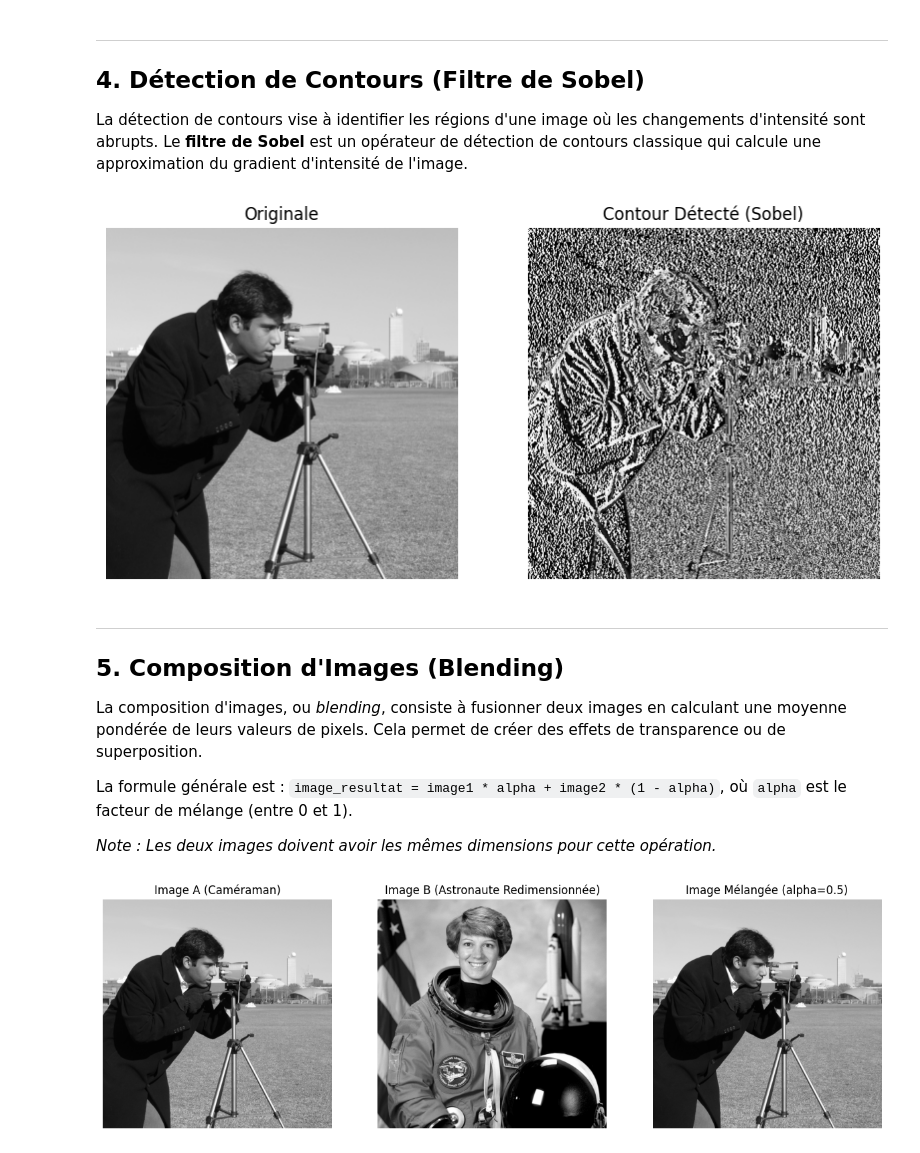
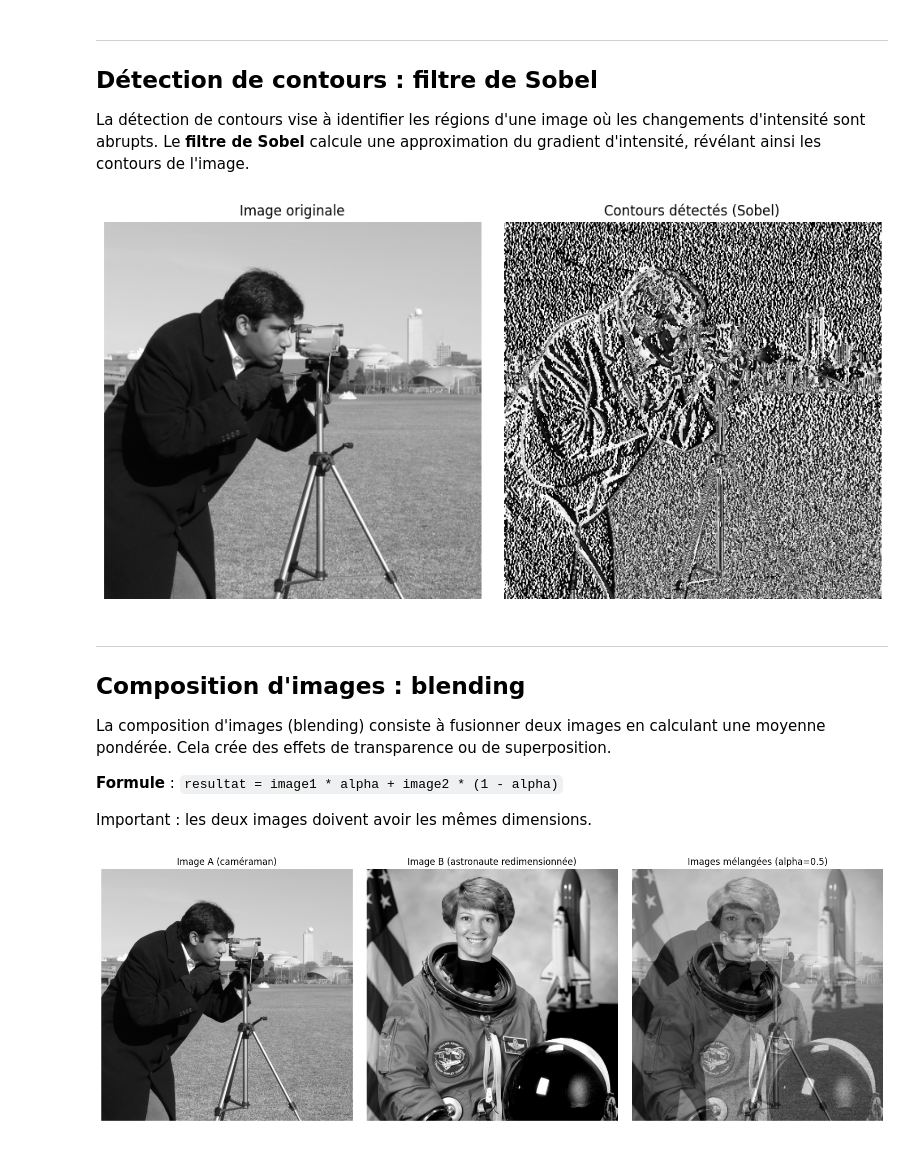
Before and after one commit to frheault/introduction_programmation_python, a Jupyter notebook: fichier_ipynb/e_image_manipulation.ipynb, the cells around one changed output. Cells and saved outputs as stored; diff of their text form; code cells hidden in the pictures.

```diff
--- a/fichier_ipynb/e_image_manipulation.ipynb
+++ b/fichier_ipynb/e_image_manipulation.ipynb
@@ -115,59 +144,72 @@ plt.show()
 # %% [markdown]
 ---
 
-## 4. Détection de Contours (Filtre de Sobel)
+## Détection de contours : filtre de Sobel
 
-La détection de contours vise à identifier les régions d'une image où les changements d'intensité sont abrupts. Le **filtre de Sobel** est un opérateur de détection de contours classique qui calcule une approximation du gradient d'intensité de l'image.
+La détection de contours vise à identifier les régions d'une image où les changements d'intensité sont abrupts. Le **filtre de Sobel** calcule une approximation du gradient d'intensité, révélant ainsi les contours de l'image.
 # %%
+# Appliquer le filtre de Sobel pour détecter les contours
 contours = sobel(image_gris)
 
+# Afficher l'image originale et les contours détectés
 fig, axes = plt.subplots(1, 2, figsize=(10, 5))
+
 axes[0].imshow(image_gris, cmap='gray')
-axes[0].set_title("Originale")
+axes[0].set_title("Image originale")
 axes[0].axis('off')
 
 axes[1].imshow(contours, cmap='gray')
-axes[1].set_title("Contour Détecté (Sobel)")
+axes[1].set_title("Contours détectés (Sobel)")
 axes[1].axis('off')
+
+plt.tight_layout()
 plt.show()
 # %% [output]
-[figure, old version]
+[figure, new version]
 # %% [markdown]
 ---
 
-## 5. Composition d'Images (Blending)
+## Composition d'images : blending
 
-La composition d'images, ou *blending*, consiste à fusionner deux images en calculant une moyenne pondérée de leurs valeurs de pixels. Cela permet de créer des effets de transparence ou de superposition.
+La composition d'images (blending) consiste à fusionner deux images en calculant une moyenne pondérée. Cela crée des effets de transparence ou de superposition.
 
-La formule générale est : `image_resultat = image1 * alpha + image2 * (1 - alpha)`, où `alpha` est le facteur de mélange (entre 0 et 1).
+**Formule** : `resultat = image1 * alpha + image2 * (1 - alpha)`
 
-*Note : Les deux images doivent avoir les mêmes dimensions pour cette opération.*
+Important : les deux images doivent avoir les mêmes dimensions.
 # %%
 from skimage.transform import resize
 from skimage.color import rgb2gray
 
-# Chargement et préparation de deux images de même taille
+# Charger et préparer deux images de même taille
 image_a = data.camera()
-image_b_orig = data.astronaut()
-image_b_gris = rgb2gray(image_b_orig) # Convertir en niveaux de gris
-image_b_redimensionnee = resize(image_b_gris, image_a.shape) # Redimensionner
+image_b_couleur = data.astronaut()
 
-# Facteur de mélange (0.5 pour un mélange équilibré)
+# Convertir en niveaux de gris et redimensionner
+image_b_gris = rgb2gray(image_b_couleur)
+image_b_redimensionnee = resize(image_b_gris, image_a.shape)
+
+# Définir le facteur de mélange (0.5 pour un équilibre 50/50)
 alpha = 0.5
+image_a = image_a / 255.0  # Normaliser entre 0 et 1
+image_b_redimensionnee = image_b_redimensionnee / 1.0  # Déjà entre 0 et 1
 image_melangee = (image_a * alpha + image_b_redimensionnee * (1 - alpha))
 
+# Afficher les résultats
 fig, axes = plt.subplots(1, 3, figsize=(15, 5))
+
 axes[0].imshow(image_a, cmap='gray')
-axes[0].set_title("Image A (Caméraman)")
+axes[0].set_title("Image A (caméraman)")
 axes[0].axis('off')
 
 axes[1].imshow(image_b_redimensionnee, cmap='gray')
-axes[1].set_title("Image B (Astronaute Redimensionnée)")
+axes[1].set_title("Image B (astronaute redimensionnée)")
 axes[1].axis('off')
 
 axes[2].imshow(image_melangee, cmap='gray')
-axes[2].set_title(f"Image Mélangée (alpha={alpha})")
+axes[2].set_title(f"Images mélangées (alpha={alpha})")
 axes[2].axis('off')
+
+plt.tight_layout()
 plt.show()
 # %% [output]
-[figure, old version]
+[figure, new version]
```
Also changed, not shown: parts of 16 cells of this notebook, 1 other file.
